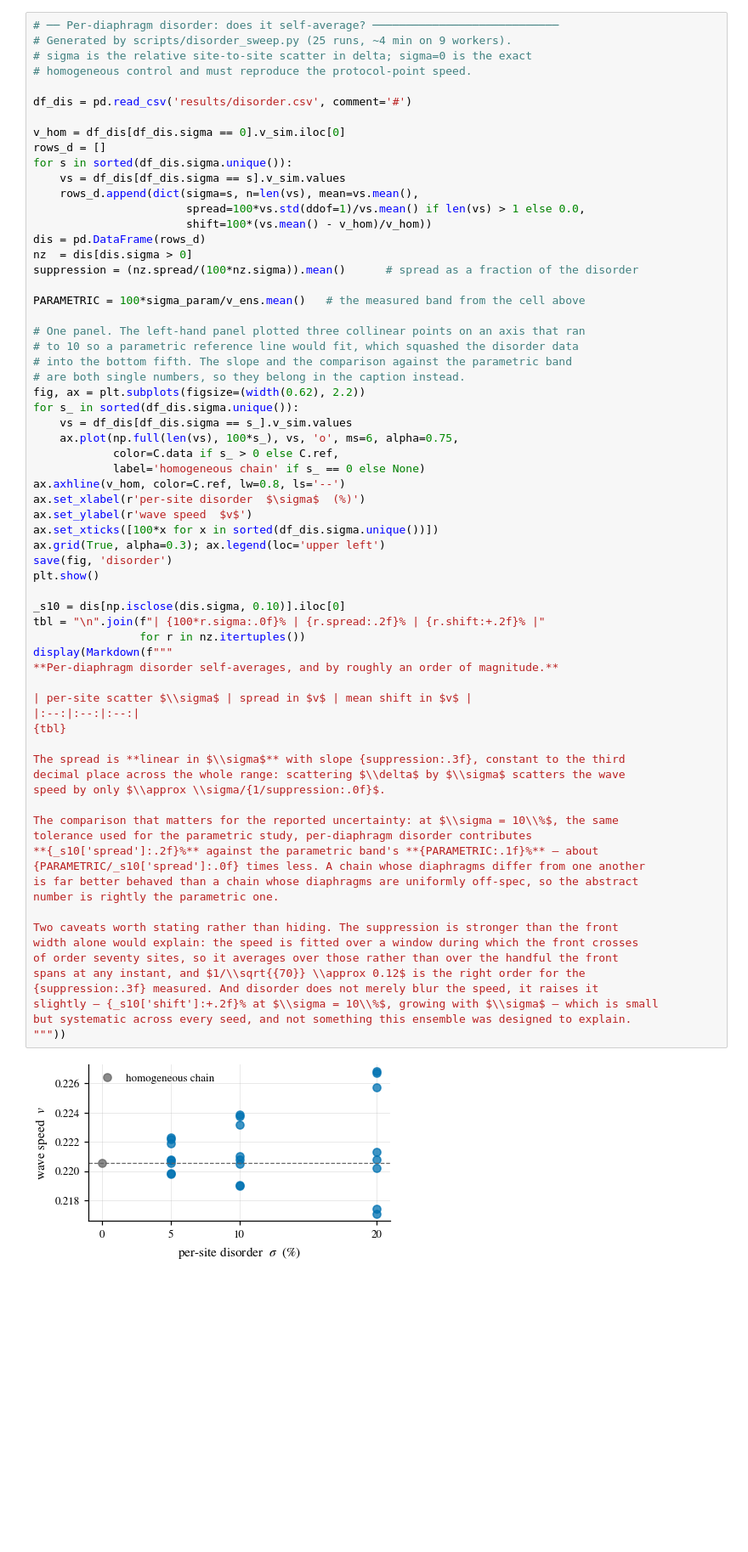
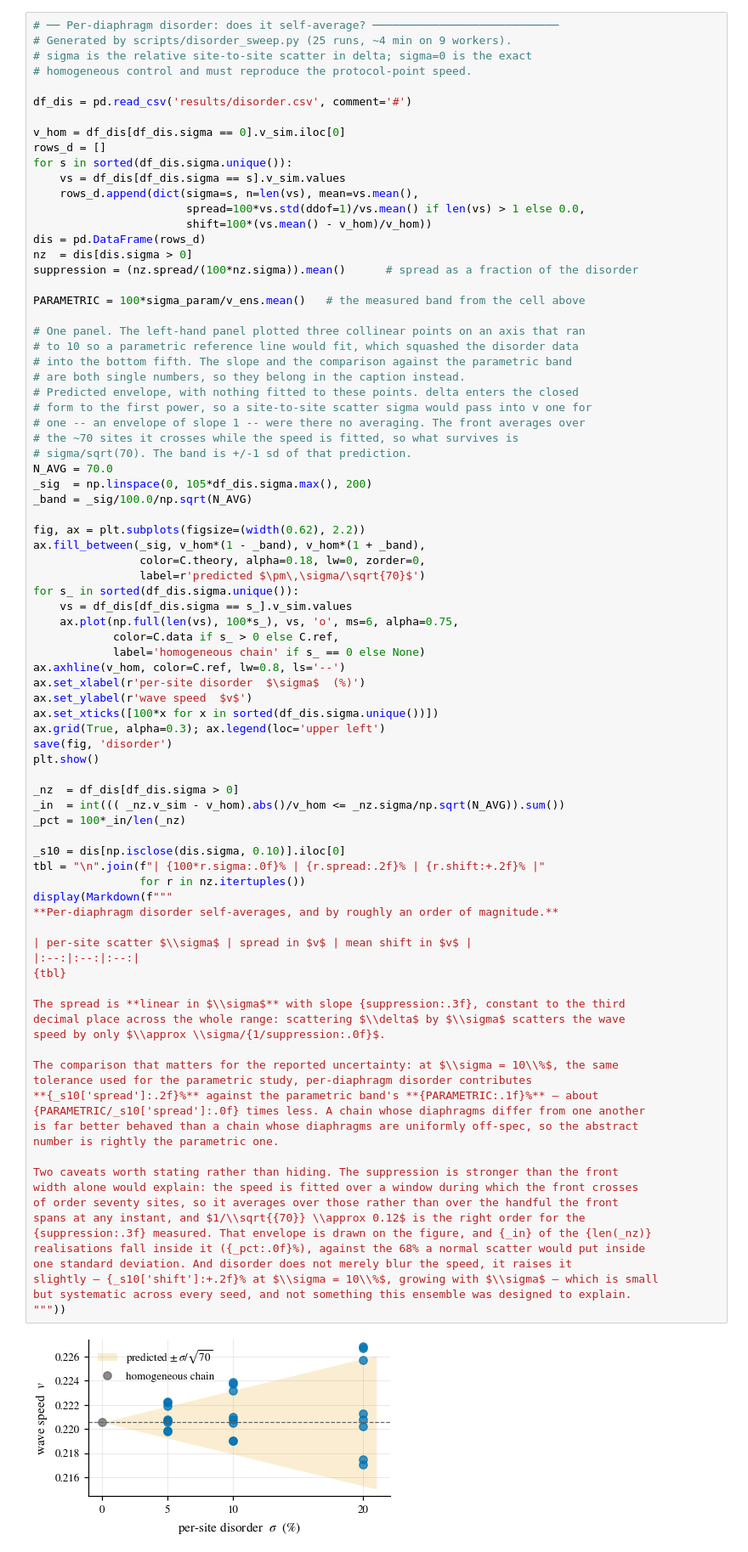
Before and after one commit to Stephang217/1D_Diaghphragms_Fluid_Model, a Jupyter notebook: uq_reproducible_result.ipynb, the cells around one changed output. Shown at 85% size. Saved outputs shown, nothing was run; the diff lists cells and outputs as text; blank space fills up the shorter version.

```diff
--- a/uq_reproducible_result.ipynb
+++ b/uq_reproducible_result.ipynb
@@ -376,7 +376,19 @@ PARAMETRIC = 100*sigma_param/v_ens.mean()   # the measured band from the cell ab
 # to 10 so a parametric reference line would fit, which squashed the disorder data
 # into the bottom fifth. The slope and the comparison against the parametric band
 # are both single numbers, so they belong in the caption instead.
+# Predicted envelope, with nothing fitted to these points. delta enters the closed
+# form to the first power, so a site-to-site scatter sigma would pass into v one for
+# one -- an envelope of slope 1 -- were there no averaging. The front averages over
+# the ~70 sites it crosses while the speed is fitted, so what survives is
+# sigma/sqrt(70). The band is +/-1 sd of that prediction.
+N_AVG = 70.0
+_sig  = np.linspace(0, 105*df_dis.sigma.max(), 200)
+_band = _sig/100.0/np.sqrt(N_AVG)
+
 fig, ax = plt.subplots(figsize=(width(0.62), 2.2))
+ax.fill_between(_sig, v_hom*(1 - _band), v_hom*(1 + _band),
+                color=C.theory, alpha=0.18, lw=0, zorder=0,
+                label=r'predicted $\pm\,\sigma/\sqrt{70}$')
 for s_ in sorted(df_dis.sigma.unique()):
     vs = df_dis[df_dis.sigma == s_].v_sim.values
     ax.plot(np.full(len(vs), 100*s_), vs, 'o', ms=6, alpha=0.75,
@@ -389,38 +401,44 @@ ax.set_xticks([100*x for x in sorted(df_dis.sigma.unique())])
 ax.grid(True, alpha=0.3); ax.legend(loc='upper left')
 save(fig, 'disorder')
 plt.show()
+
+_nz  = df_dis[df_dis.sigma > 0]
+_in  = int((( _nz.v_sim - v_hom).abs()/v_hom <= _nz.sigma/np.sqrt(N_AVG)).sum())
+_pct = 100*_in/len(_nz)
 
 _s10 = dis[np.isclose(dis.sigma, 0.10)].iloc[0]
 tbl = "\n".join(f"| {100*r.sigma:.0f}% | {r.spread:.2f}% | {r.shift:+.2f}% |"
                 for r in nz.itertuples())
 display(Markdown(f"""
 **Per-diaphragm disorder self-averages, and by roughly an order of magnitude.**
 
 | per-site scatter $\\sigma$ | spread in $v$ | mean shift in $v$ |
 |:--:|:--:|:--:|
 {tbl}
 
 The spread is **linear in $\\sigma$** with slope {suppression:.3f}, constant to the third
 decimal place across the whole range: scattering $\\delta$ by $\\sigma$ scatters the wave
 speed by only $\\approx \\sigma/{1/suppression:.0f}$.
 
 The comparison that matters for the reported uncertainty: at $\\sigma = 10\\%$, the same
 tolerance used for the parametric study, per-diaphragm disorder contributes
 **{_s10['spread']:.2f}%** against the parametric band's **{PARAMETRIC:.1f}%** — about
 {PARAMETRIC/_s10['spread']:.0f} times less. A chain whose diaphragms differ from one another
 is far better behaved than a chain whose diaphragms are uniformly off-spec, so the abstract
 number is rightly the parametric one.
 
 Two caveats worth stating rather than hiding. The suppression is stronger than the front
 width alone would explain: the speed is fitted over a window during which the front crosses
 of order seventy sites, so it averages over those rather than over the handful the front
 spans at any instant, and $1/\\sqrt{{70}} \\approx 0.12$ is the right order for the
-{suppression:.3f} measured. And disorder does not merely blur the speed, it raises it
+{suppression:.3f} measured. That envelope is drawn on the figure, and {_in} of the {len(_nz)}
+realisations fall inside it ({_pct:.0f}%), against the 68% a normal scatter would put inside
+one standard deviation. And disorder does not merely blur the speed, it raises it
 slightly — {_s10['shift']:+.2f}% at $\\sigma = 10\\%$, growing with $\\sigma$ — which is small
 but systematic across every seed, and not something this ensemble was designed to explain.
 """))
 # %% [output]
-[figure, old version]
+[figure, new version]
 
 **Per-diaphragm disorder self-averages, and by roughly an order of magnitude.**
 
```
Also changed, not shown: parts of 1 cell of this notebook, 15 other files.
